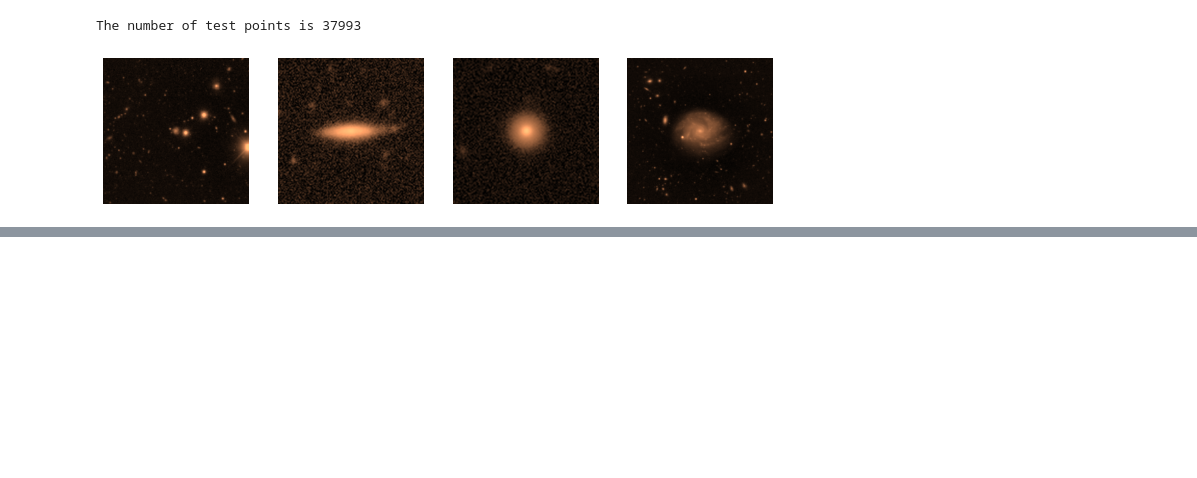
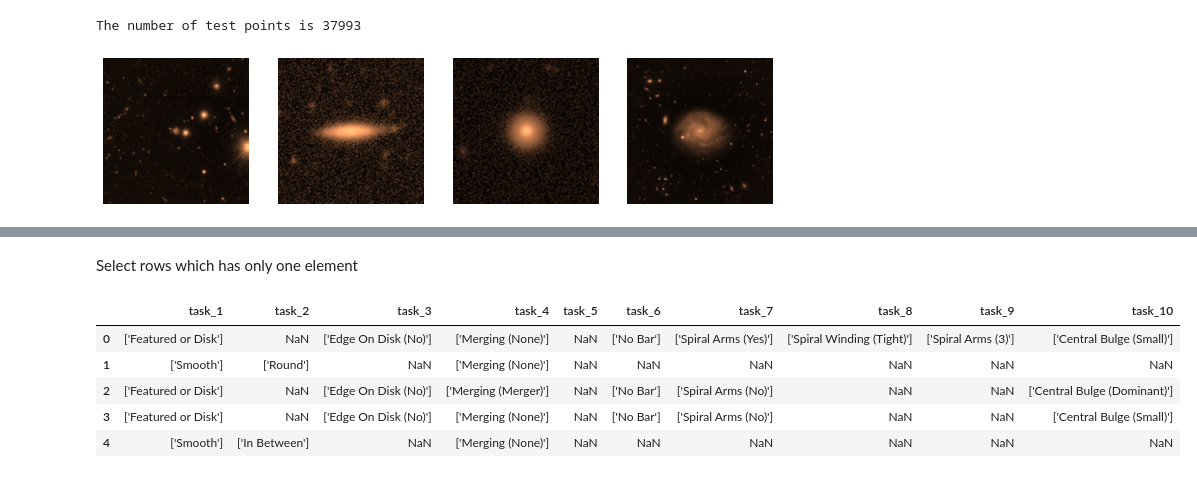
Before and after one commit to Harry45/MTL, a Jupyter notebook: decals.ipynb, the cells around one changed output, grey strips where cells are left out. Saved outputs shown, nothing was run; the diff lists cells and outputs as text; code cells hidden in the pictures; blank space fills up the shorter version.

```diff
--- a/decals.ipynb
+++ b/decals.ipynb
@@ -560,0 +573,44 @@ plt.show()
+# %%
+def count_element(dataframe, task):
+
+    ntest = dataframe.shape[0]
+
+    record = []
+
+    for i in range(ntest):
+
+        element = dataframe[task].values[i]
+
+        if not pd.isna(element):
+            count = len(eval(element))
+
+        else:
+            count = 0
+
+        record.append(count)
+
+    return pd.DataFrame(record, columns = [task])
+# %%
+tree_test_counts = []
+
+for i in range(10):
+    tree_test_counts.append(count_element(tree_test_df, 'task_'+str(i+1)))
+# %%
+tree_test_counts = pd.concat(tree_test_counts, axis = 1)
+# %% [markdown]
+Select rows which has only one element
+# %%
+subset_test = tree_test_df[(tree_test_counts <= 1).all(1)]
+subset_pred = tree_pred_df[(tree_test_counts <= 1).all(1)]
+
+subset_test.reset_index(drop=True, inplace=True)
+subset_pred.reset_index(drop=True, inplace=True)
+# %%
+subset_test.head(5)
+# %% [output]
+|  | task_1 | task_2 | task_3 | task_4 | task_5 | task_6 | task_7 | task_8 | task_9 | task_10 |
+| 0 | ['Featured or Disk'] | NaN | ['Edge On Disk (No)'] | ['Merging (None)'] | NaN | ['No Bar'] | ['Spiral Arms (Yes)'] | ['Spiral Winding (Tight)'] | ['Spiral Arms (3)'] | ['Central Bulge (Small)'] |
+| 1 | ['Smooth'] | ['Round'] | NaN | ['Merging (None)'] | NaN | NaN | NaN | NaN | NaN | NaN |
+| 2 | ['Featured or Disk'] | NaN | ['Edge On Disk (No)'] | ['Merging (Merger)'] | NaN | ['No Bar'] | ['Spiral Arms (No)'] | NaN | NaN | ['Central Bulge (Dominant)'] |
+| 3 | ['Featured or Disk'] | NaN | ['Edge On Disk (No)'] | ['Merging (None)'] | NaN | ['No Bar'] | ['Spiral Arms (No)'] | NaN | NaN | ['Central Bulge (Small)'] |
+| 4 | ['Smooth'] | ['In Between'] | NaN | ['Merging (None)'] | NaN | NaN | NaN | NaN | NaN | NaN |
```
Also changed, not shown: parts of 8 cells of this notebook, 3 other files.
